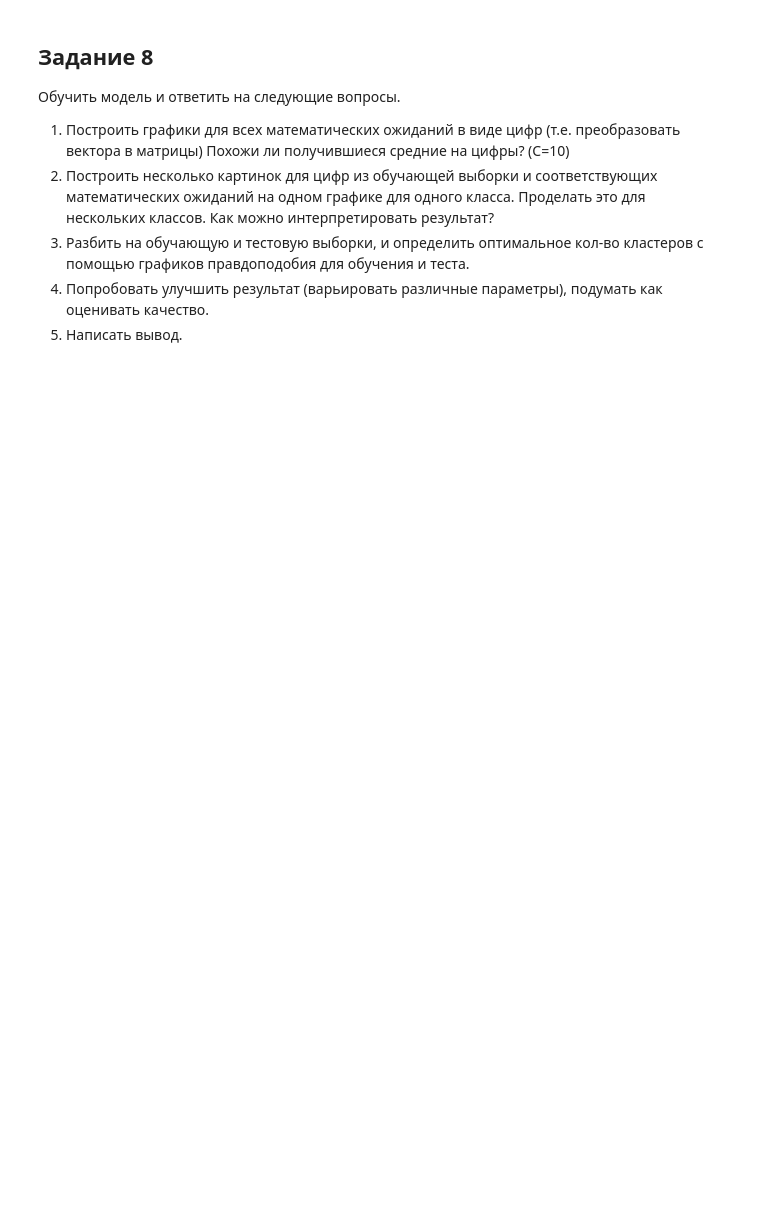
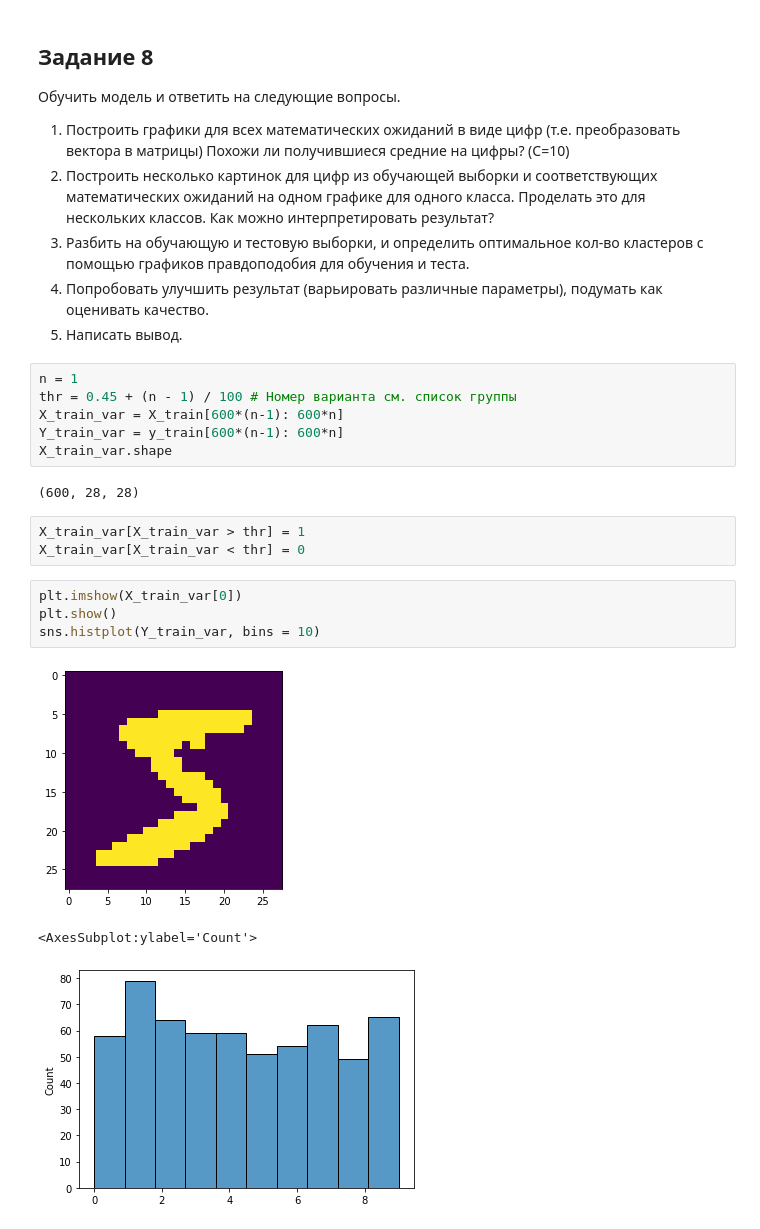
Before and after one commit to JacKira/BayesMethods, a Jupyter notebook: Lab/lab_descr.ipynb, the cells around one changed output. Cells and saved outputs as stored; diff of their text form; blank space fills up the shorter version.

```diff
--- a/Lab/lab_descr.ipynb
+++ b/Lab/lab_descr.ipynb
@@ -376,3 +349,22 @@ plt.imshow(X_train[0])
 3. Разбить на обучающую и тестовую выборки, и определить оптимальное кол-во кластеров с помощью графиков правдоподобия для обучения и теста.
 4. Попробовать улучшить результат (варьировать различные параметры), подумать как оценивать качество.
 5. Написать вывод.
+# %%
+n = 1
+thr = 0.45 + (n - 1) / 100 # Номер варианта см. список группы
+X_train_var = X_train[600*(n-1): 600*n]
+Y_train_var = y_train[600*(n-1): 600*n]
+X_train_var.shape
+# %% [output]
+(600, 28, 28)
+# %%
+X_train_var[X_train_var > thr] = 1
+X_train_var[X_train_var < thr] = 0
+# %%
+plt.imshow(X_train_var[0])
+plt.show()
+sns.histplot(Y_train_var, bins = 10)
+# %% [output]
+[figure, added]
+<AxesSubplot:ylabel='Count'>
+[figure, added]
```
Also changed, not shown: parts of 18 cells of this notebook, 1 other file.
